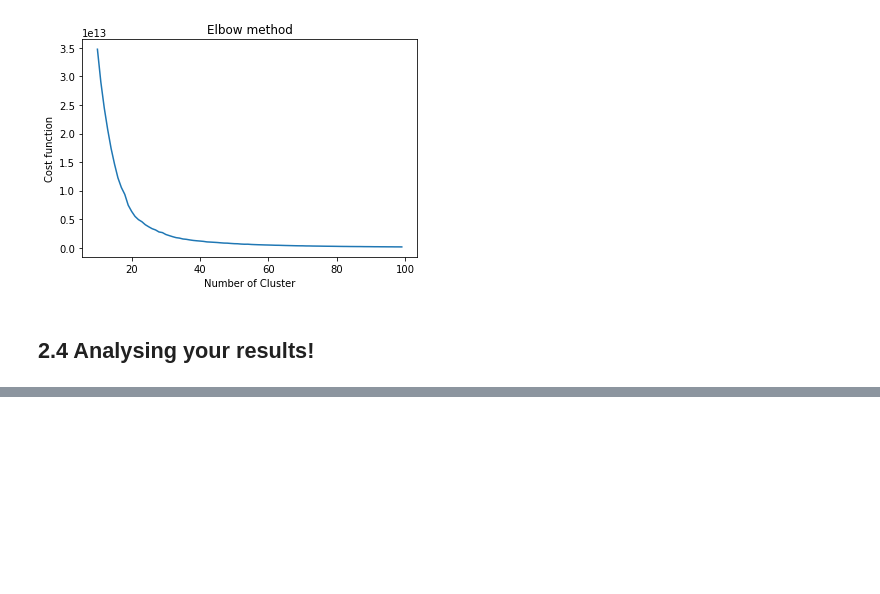
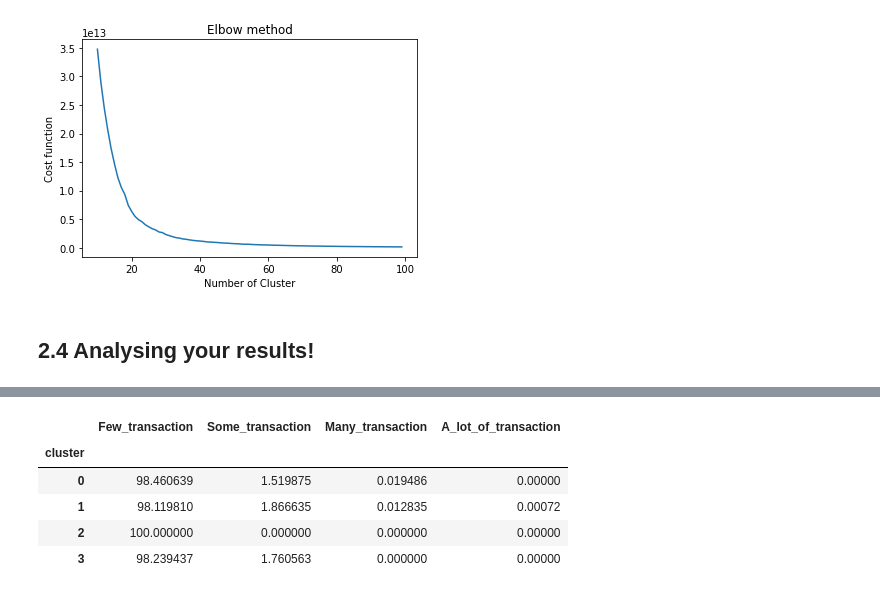
Before and after one commit to PaoloBarba/ADM_HW4, a Jupyter notebook: 2. Grouping customers together!.ipynb, the cells around one changed output, grey strips where cells are left out. Drawn from its saved outputs; the diff is of its cells as text; code cells hidden in the pictures; blank space fills up the shorter version.

```diff
--- a/2. Grouping customers together!.ipynb
+++ b/2. Grouping customers together!.ipynb
@@ -325,0 +407,9 @@ data['cluster'] = model.fit_predict(data)
+# %%
+pivot[["Few_transaction","Some_transaction","Many_transaction","A_lot_of_transaction"]]
+# %% [output]
+|  | Few_transaction | Some_transaction | Many_transaction | A_lot_of_transaction |
+| cluster |  |  |  |  |
+| 0 | 98.460639 | 1.519875 | 0.019486 | 0.00000 |
+| 1 | 98.119810 | 1.866635 | 0.012835 | 0.00072 |
+| 2 | 100.000000 | 0.000000 | 0.000000 | 0.00000 |
+| 3 | 98.239437 | 1.760563 | 0.000000 | 0.00000 |
```
Also changed, not shown: parts of 22 cells of this notebook, 4 other files.
